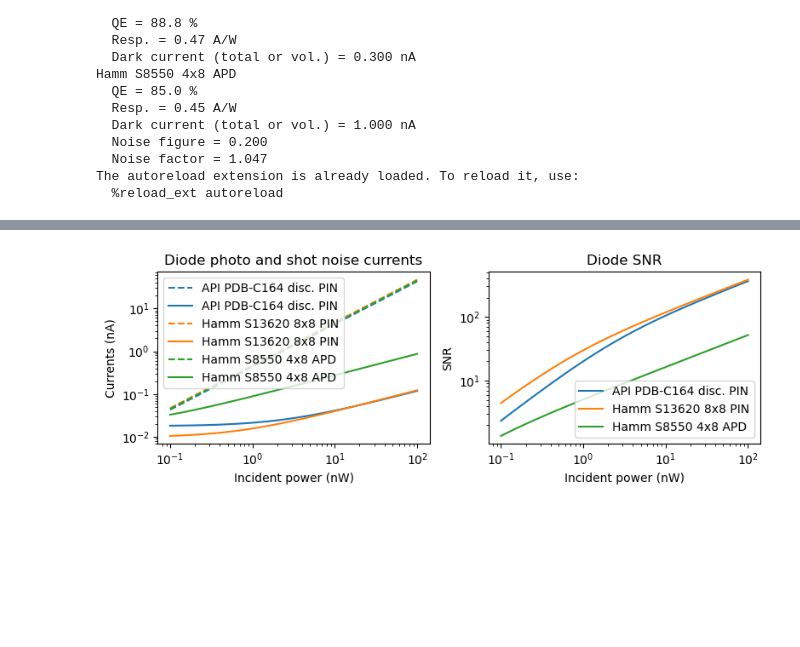
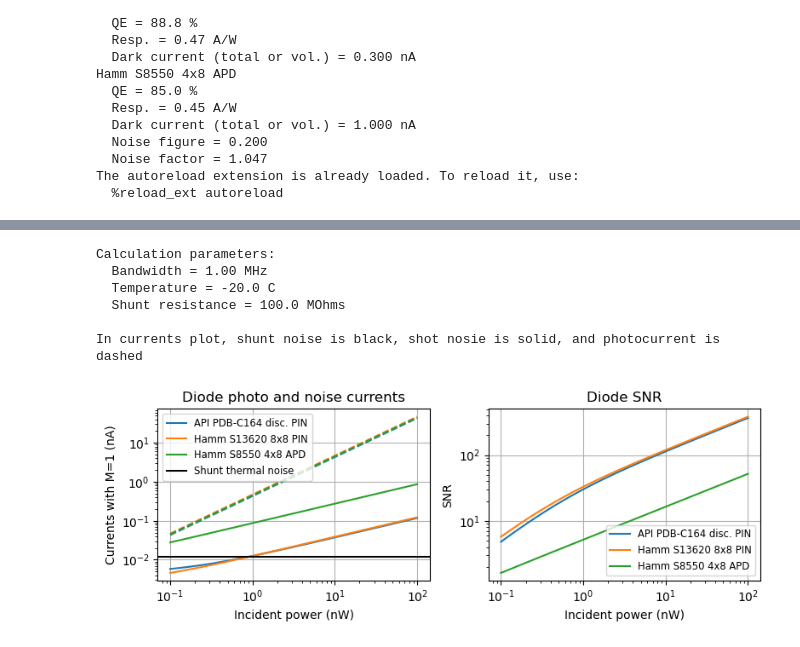
Before and after one commit to drsmith48/w7x-bes-design, a Jupyter notebook: detectors.ipynb, the cells around one changed output, grey strips where cells are left out. Saved outputs shown, nothing was run; the diff lists cells and outputs as text; code cells hidden in the pictures; blank space fills up the shorter version.

```diff
--- a/detectors.ipynb
+++ b/detectors.ipynb
@@ -28,30 +42,50 @@ The autoreload extension is already loaded. To reload it, use:
 # %%
 diodes = detectors.diodes
 
 p_incident = np.geomspace(0.1,100)  # incident pwoer on log scale [nW]
 bw = 1e6
-t = 20
+t = -20
+r_shunt=100e6
 
-fig, axes = plt.subplots(1, 2, figsize=(4*2,3*1), dpi=100)
+print('Calculation parameters:')
+print(f'  Bandwidth = {bw/1e6:.2f} MHz')
+print(f'  Temperature = {t:.1f} C')
+print(f'  Shunt resistance = {r_shunt/1e6:.1f} MOhms')
+
+print('\nIn currents plot, shunt noise is black, shot nosie is solid, and photocurrent is dashed')
+
+ncol=2
+nrow=1
+fig, axes = plt.subplots(nrow, ncol, figsize=(4*ncol,3*nrow), dpi=100)
 for i, diode in enumerate(diodes.values()):
     plt.sca(axes.flat[0])
     plt.plot(p_incident, diode.photocurrent(p_inc=p_incident)*1e9/diode.gain,
-        '--', label=diode.name, color=f'C{i}')
+        '--', color=f'C{i}')
     plt.plot(p_incident, diode.shot_noise_current(p_inc=p_incident, bw=bw, t=t)*1e9/diode.gain,
         '-', label=diode.name, color=f'C{i}')
-    plt.title('Diode photo and shot noise currents')
-    plt.ylabel('Currents (nA)')
+    if i==len(diodes)-1:
+        plt.axhline(diode.shunt_noise_current(t=t, bw=bw, r_shunt=r_shunt)*1e9,
+            color='k', label='Shunt thermal noise')
+    plt.title('Diode photo and noise currents')
+    plt.ylabel('Currents with M=1 (nA)')
     plt.sca(axes.flat[1])
     plt.plot(p_incident, diode.SNR(p_inc=p_incident, bw=bw, t=t),
         label=diode.name, color=f'C{i}')
     plt.title('Diode SNR')
     plt.ylabel('SNR')
 for ax in axes.flat:
     plt.sca(ax)
+    plt.grid(True)
     plt.xlabel('Incident power (nW)')
     plt.yscale('log')
     plt.xscale('log')
-    plt.legend()
+    plt.legend(fontsize='small')
 plt.tight_layout()
 # %% [output]
+Calculation parameters:
+  Bandwidth = 1.00 MHz
+  Temperature = -20.0 C
+  Shunt resistance = 100.0 MOhms
+
+In currents plot, shunt noise is black, shot nosie is solid, and photocurrent is dashed
-[figure, old version]
+[figure, new version]
```
Also changed, not shown: parts of 2 cells of this notebook, 1 other file.
